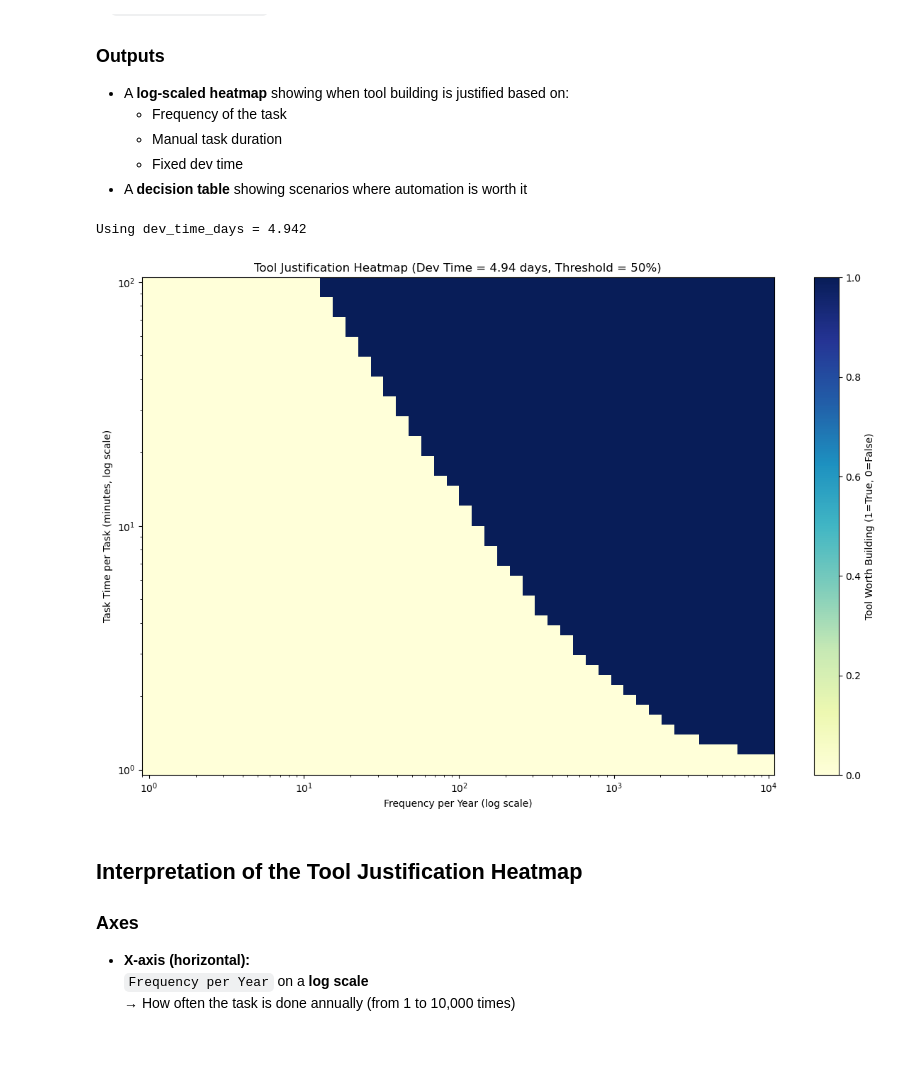
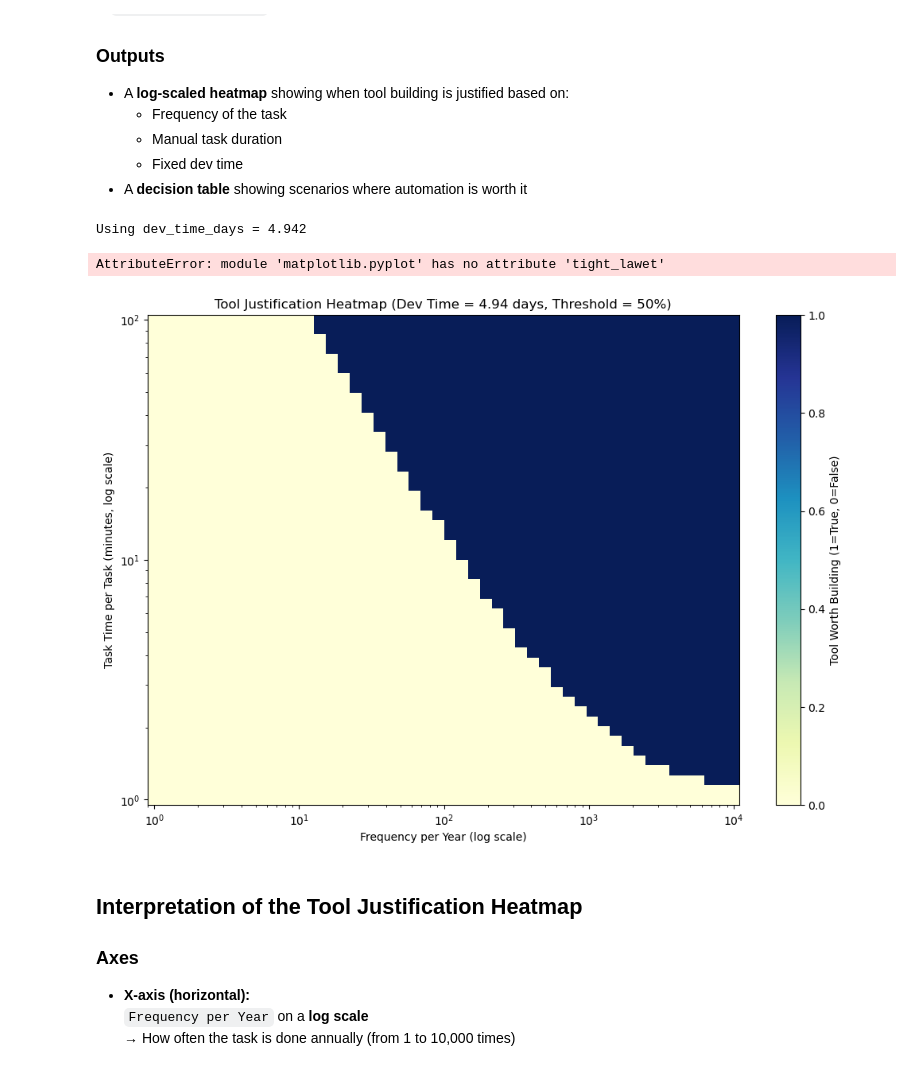
Before and after one commit to flarebyte/learning, a Jupyter notebook: mindset/creating-tools.ipynb, the cells around one changed output. Saved outputs shown, nothing was run; the diff lists cells and outputs as text; code cells hidden in the pictures.

```diff
--- a/mindset/creating-tools.ipynb
+++ b/mindset/creating-tools.ipynb
@@ -109,35 +109,36 @@ z = (
     )
     .reindex(index=y, columns=x)
     .fillna(False)
     .astype(float)
     .values
 )
 
 # Create plot
 plt.figure(figsize=(12, 8))
 X, Y = np.meshgrid(x, y)
 plt.pcolormesh(X, Y, z, shading="auto", cmap="YlGnBu")
 
 # Set log scale
 plt.xscale("log")
 plt.yscale("log")
 
 # Labels and title
 plt.xlabel("Frequency per Year (log scale)")
 plt.ylabel("Task Time per Task (minutes, log scale)")
 plt.title(
     f"Tool Justification Heatmap (Dev Time = {closest_value:.2f} days, Threshold = {justification_ratio*100:.0f}%)"
 )
 
 # Colorbar
 cbar = plt.colorbar()
 cbar.set_label("Tool Worth Building (1=True, 0=False)")
 
-plt.tight_lawet()
+plt.tight_layout()
 plt.show()
 # %% [output]
 Using dev_time_days = 4.942
+AttributeError: module 'matplotlib.pyplot' has no attribute 'tight_lawet'
-[figure, old version]
+[figure, new version]
 # %% [markdown]
 ## Interpretation of the Tool Justification Heatmap
 
```
Also changed, not shown: parts of 1 cell of this notebook.
